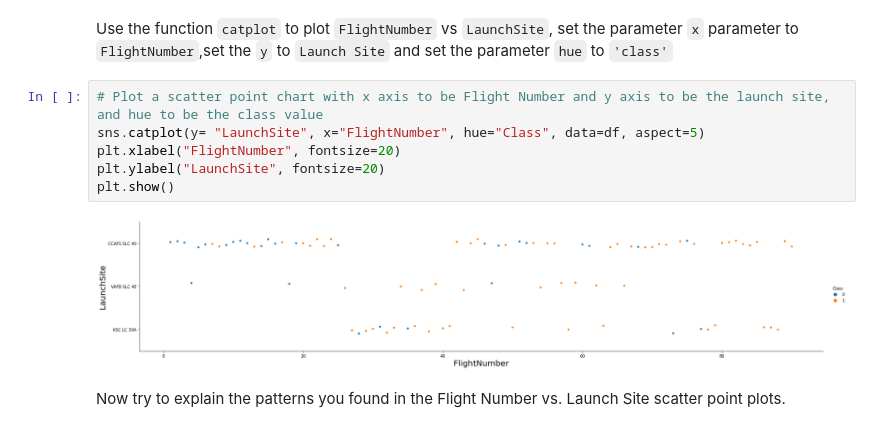
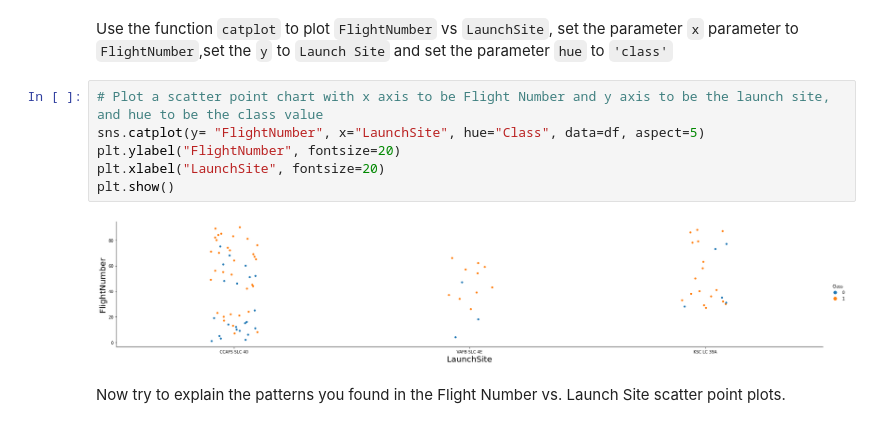
Before and after one commit to jmichaelh/IBMSpace, a Jupyter notebook: EDA Visual.ipynb, the cells around one changed output. Saved outputs shown, nothing was run; the diff lists cells and outputs as text.

```diff
--- a/EDA Visual.ipynb
+++ b/EDA Visual.ipynb
@@ -86,12 +84,12 @@ Next, let's drill down to each site visualize its detailed launch records.
 Use the function <code>catplot</code> to plot <code>FlightNumber</code> vs <code>LaunchSite</code>, set the  parameter <code>x</code>  parameter to <code>FlightNumber</code>,set the  <code>y</code> to <code>Launch Site</code> and set the parameter <code>hue</code> to <code>'class'</code>
 # %%
 # Plot a scatter point chart with x axis to be Flight Number and y axis to be the launch site, and hue to be the class value
-sns.catplot(y= "LaunchSite", x="FlightNumber", hue="Class", data=df, aspect=5)
-plt.xlabel("FlightNumber", fontsize=20)
-plt.ylabel("LaunchSite", fontsize=20)
+sns.catplot(y= "FlightNumber", x="LaunchSite", hue="Class", data=df, aspect=5)
+plt.ylabel("FlightNumber", fontsize=20)
+plt.xlabel("LaunchSite", fontsize=20)
 plt.show()
 # %% [output]
-[figure, old version]
+[figure, new version]
 # %% [markdown]
 Now try to explain the patterns you found in the Flight Number vs. Launch Site scatter point plots.
 # %% [markdown]
```
Also changed, not shown: parts of 8 cells of this notebook.
